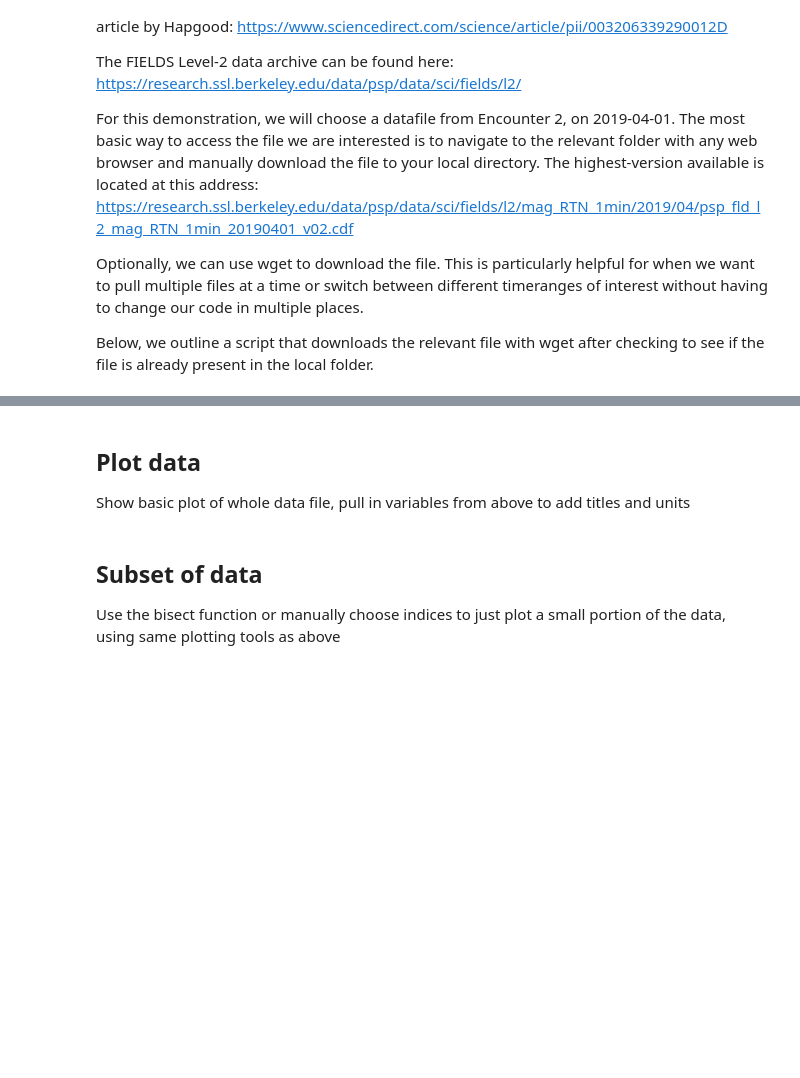
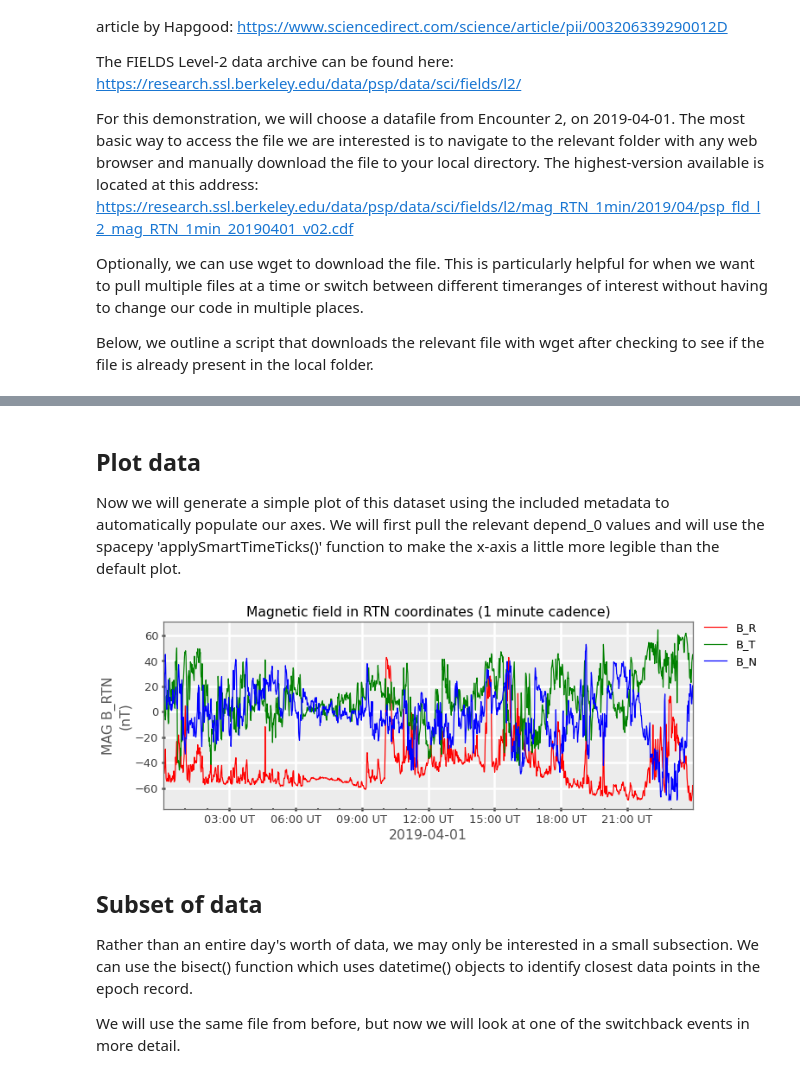
Before and after one commit to kpaulson/PSPGatewayHelp, a Jupyter notebook: JupyterNotebook_Tutorials/General/CDF_howTo/CDF_howTo.ipynb, the cells around one changed output, grey strips where cells are left out. Cells and saved outputs as stored; diff of their text form; code cells hidden in the pictures; blank space fills up the shorter version.

Commit message:
Progress up until plotting the mag_RTN file and a subset. Still working on the concatenate to add multiple sets together

```diff
--- a/JupyterNotebook_Tutorials/General/CDF_howTo/CDF_howTo.ipynb
+++ b/JupyterNotebook_Tutorials/General/CDF_howTo/CDF_howTo.ipynb
@@ -127,0 +155,8 @@ Print some general statement assigning element attributes to variables.
+# %%
+mag_RTN_1min = cdf_magRTN_pycdf['psp_fld_l2_mag_RTN_1min']
+
+print('The attributes of \'psp_fld_l2_mag_RTN_1min\' are:\n')
+print(mag_RTN_1min.attrs)
+
+print('\n\nThe timestamps for each of the records in \'psp_fld_l2_mag_RTN_1min\' are found in', mag_RTN_1min.attrs['DEPEND_0'])
+print('The range of valid measurements should not fall below', mag_RTN_1min.attrs['VALIDMIN'][0], mag_RTN_1min.attrs['UNITS'], 'or exceed', mag_RTN_1min.attrs['VALIDMAX'][0], mag_RTN_1min.attrs['UNITS'])
@@ -128,8 +181,44 @@ Print some general statement assigning element attributes to variables.
 # %% [markdown]
 ## Plot data
 
-Show basic plot of whole data file, pull in variables from above to add titles and units
+Now we will generate a simple plot of this dataset using the included metadata to automatically populate our axes. We will first pull the relevant depend_0 values and will use the spacepy 'applySmartTimeTicks()' function to make the x-axis a little more legible than the default plot.
+# %%
+# The spacepy plotter has not been updated with the most recent numpy deprecations, we will ignore the warnings here.
+import warnings
+warnings.filterwarnings("ignore")
+
+import spacepy.plot as splot
+from matplotlib import pyplot as plt
+from cycler import cycler
+
+mag_RTN_Units = mag_RTN_1min.attrs['UNITS']
+mag_RTN_Label = mag_RTN_1min.attrs['FIELDNAM']
+mag_RTN_Title = mag_RTN_1min.attrs['CATDESC']
+mag_RTN_1min.attrs['UNITS']
+epoch         = cdf_magRTN_pycdf[mag_RTN_1min.attrs['DEPEND_0']]
+
+# Uncomment the line below to look at the attributes of the epoch variable
+#print(mag_RTN_time.attrs)
+
+# This line will reset the color order from the default.
+plt.rc('axes', prop_cycle=(cycler('color', ['r', 'g', 'b'])))
+
+# We create the plot canvas (fig) and subplot (ax) then plot the data within this subplot
+fig, ax = splot.plt.subplots()
+fig.set_size_inches(11,4)
+ax.plot(epoch, mag_RTN_1min, '-')
+
+# We change the time ticks to be more legible and add lables/legend:
+splot.applySmartTimeTicks(ax, epoch, dolimit=True, dolabel=False)
+ax.set_ylabel(f'{mag_RTN_Label}\n({mag_RTN_Units})')
+ax.set_xlabel(f'{epoch[0]}'[0:10])
+ax.set_title(mag_RTN_Title)
+ax.legend(['B_R', 'B_T', 'B_N'], loc='upper right', bbox_to_anchor=(1.14, 1.05));
+# %% [output]
+[figure, added]
 # %% [markdown]
 ## Subset of data
 
-Use the bisect function or manually choose indices to just plot a small portion of the data, using same plotting tools as above
+Rather than an entire day's worth of data, we may only be interested in a small subsection. We can use the bisect() function which uses datetime() objects to identify closest data points in the epoch record.
+
+We will use the same file from before, but now we will look at one of the switchback events in more detail.
```
Also changed, not shown: parts of 15 cells of this notebook.
